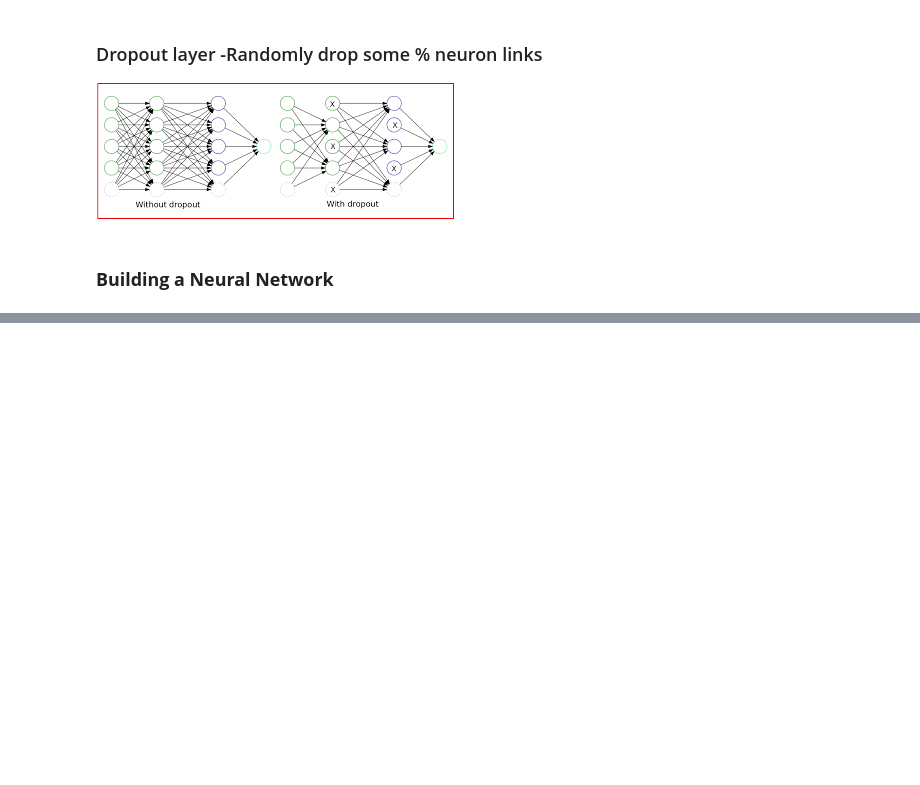
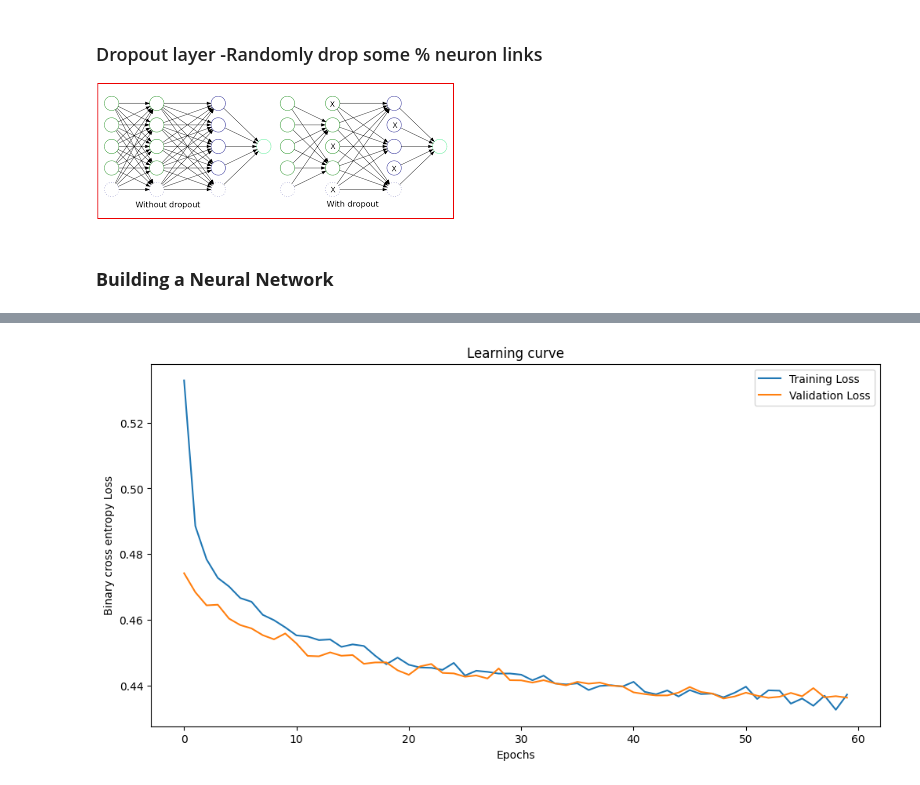
Before and after one commit to Prajyoti20/DeepLerning, a Jupyter notebook: Binary_Classification1.ipynb, the cells around one changed output, grey strips where cells are left out. Drawn from its saved outputs; the diff is of its cells as text; code cells hidden in the pictures; blank space fills up the shorter version.

```diff
--- a/Binary_Classification1.ipynb
+++ b/Binary_Classification1.ipynb
@@ -300,0 +301,20 @@ lr
+# %%
+#Initialize the model
+model= Sequential()
+#Input layer 1
+model.add(Input(shape=(x_train.shape[1], )))
+
+#Hidden layer 1
+model.add(Dense(64, activation='relu' ))
+
+# add dropout layer 1
+model.add(Dropout(0.4))
+
+#Hidden layer 2
+model.add(Dense(32, activation='relu' ))
+
+# add dropout layer 2
+model.add(Dropout(0.3))
+
+#output layer
+model.add(Dense(1, activation='sigmoid' ))
@@ -300,0 +343,4 @@ lr
+# %%
+model.compile(loss='binary_crossentropy',metrics=['accuracy'],optimizer='adam')
+# %%
+hist = model.fit(x_train, y_train, epochs=60, validation_split=0.2)
@@ -300,0 +365,12 @@ lr
+# %%
+import matplotlib.pyplot as plt
+plt.figure(figsize=(12,6))
+plt.plot(hist.history['loss'],label = 'Training Loss')
+plt.plot(hist.history['val_loss'],label = 'Validation Loss')
+plt.xlabel('Epochs')
+plt.ylabel('Binary cross entropy Loss')
+plt.title('Learning curve')
+plt.legend()
+plt.show()
+# %% [output]
+[figure, added]
```
Also changed, not shown: parts of 32 cells of this notebook.
